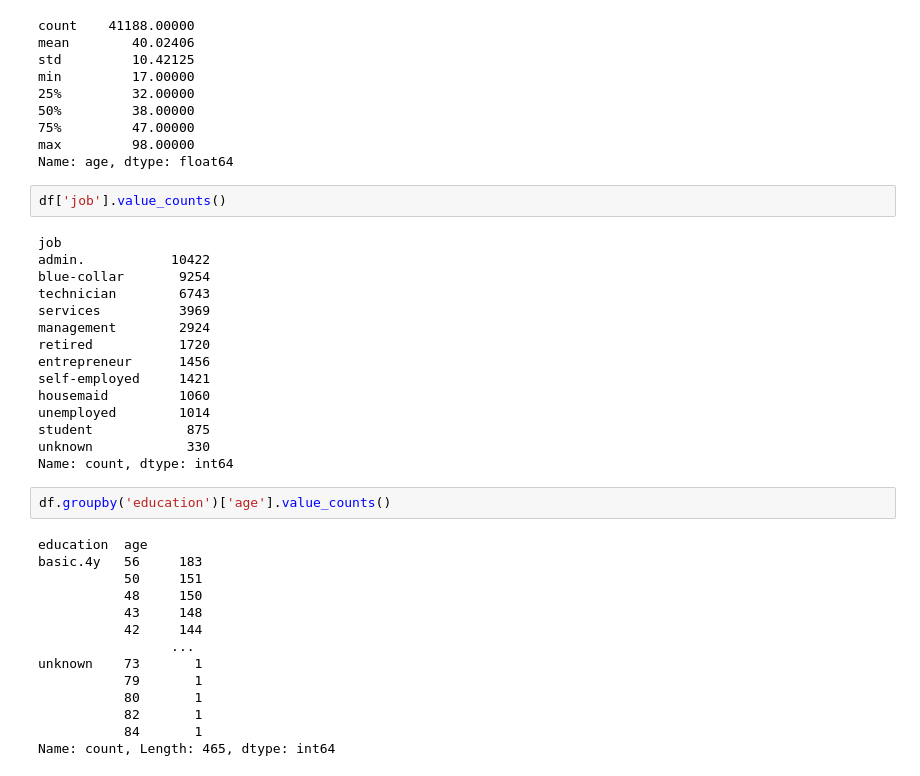
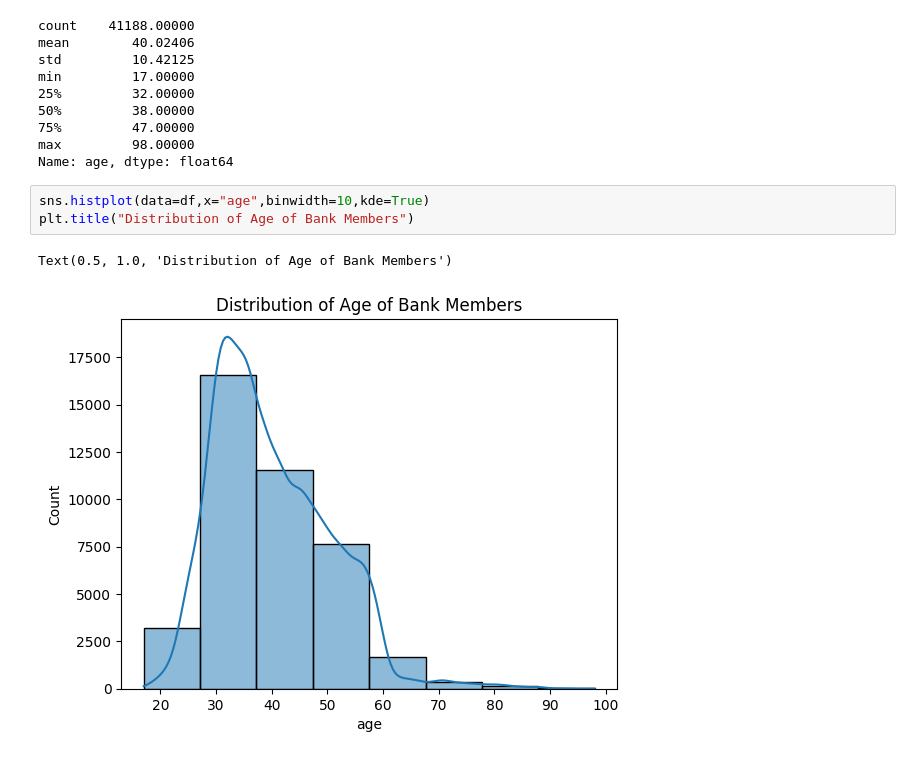
Before and after one commit to jsimon0821/Projects, a Jupyter notebook: Bank Info.ipynb, the cells around one changed output. Cells and saved outputs as stored; diff of their text form.

```diff
--- a/Bank Info.ipynb
+++ b/Bank Info.ipynb
@@ -37,35 +37,8 @@ min         17.00000
 max         98.00000
 Name: age, dtype: float64
 # %%
-df['job'].value_counts()
+sns.histplot(data=df,x="age",binwidth=10,kde=True)
+plt.title("Distribution of Age of Bank Members")
 # %% [output]
-job
-admin.           10422
-blue-collar       9254
-technician        6743
-services          3969
-management        2924
-retired           1720
-entrepreneur      1456
-self-employed     1421
-housemaid         1060
-unemployed        1014
-student            875
-unknown            330
-Name: count, dtype: int64
+Text(0.5, 1.0, 'Distribution of Age of Bank Members')
+[figure, added]
-# %%
-df.groupby('education')['age'].value_counts()
-# %% [output]
-education  age
-basic.4y   56     183
-           50     151
-           48     150
-           43     148
-           42     144
-                 ...
-unknown    73       1
-           79       1
-           80       1
-           82       1
-           84       1
-Name: count, Length: 465, dtype: int64
```
